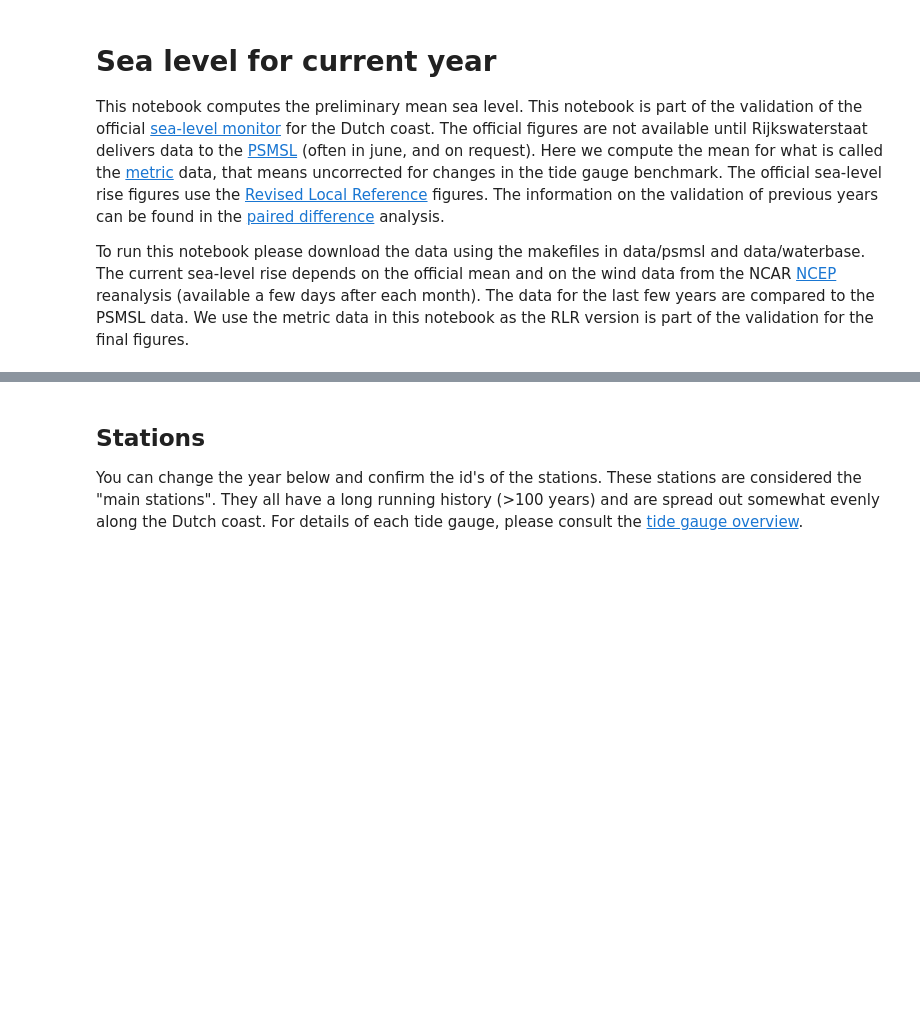
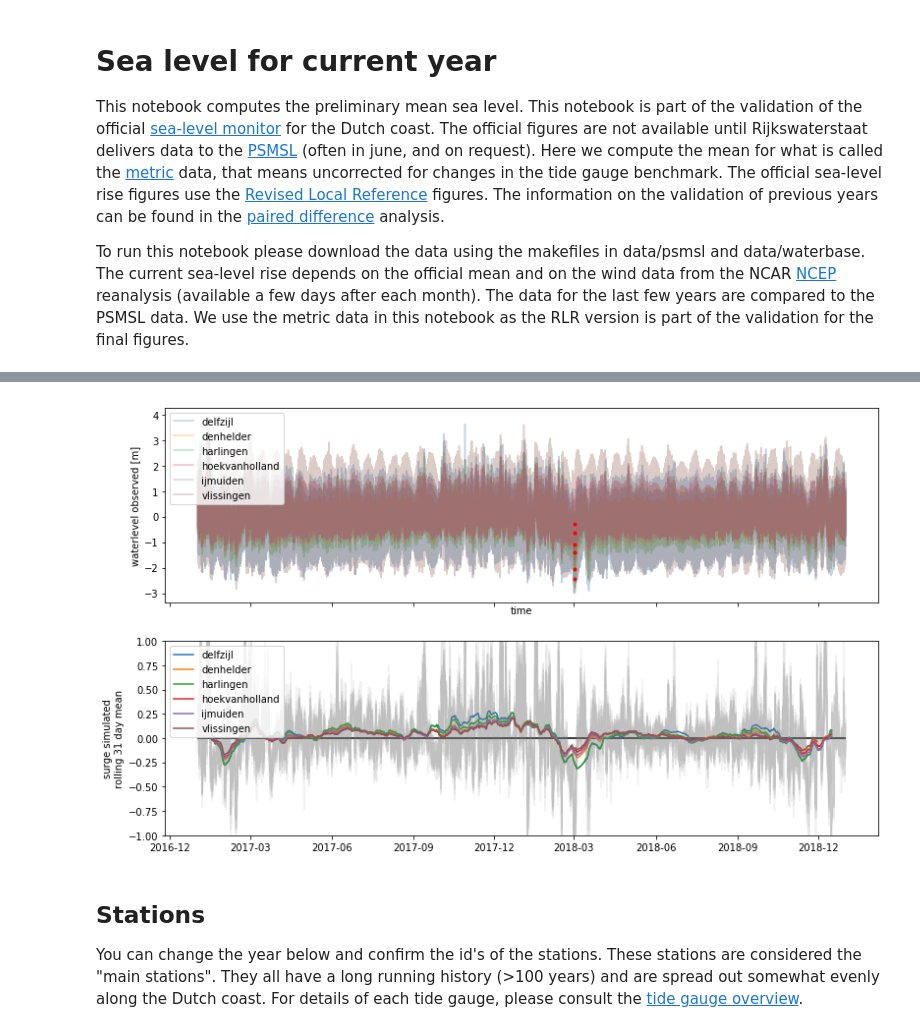
Before and after one commit to openearth/sealevel, a Jupyter notebook: notebooks/validation/current year validation.ipynb, the cells around one changed output, grey strips where cells are left out. Cells and saved outputs as stored; diff of their text form; code cells hidden in the pictures; blank space fills up the shorter version.

```diff
--- a/notebooks/validation/current year validation.ipynb
+++ b/notebooks/validation/current year validation.ipynb
@@ -84,3 +342,33 @@ storm_surge_reports = [
+# %%
+# this figure shows the time varying surge component
+# this can be used to look at origins (often storms) of the changes
+fig, axes = plt.subplots(nrows=2, figsize=(13, 8), sharex=True)
+
+for station, df in observed_df.groupby('station'):
+    axes[0].plot(df['t'], df['h'], alpha=0.3, label=station)
+
+mean_surge_df = surge_df.set_index('t').resample('D').mean()
+
+surge_grouped = surge_df.groupby('station')
+for station, df in surge_grouped:
+    axes[1].plot(df['t'], df['h'], alpha=0.1, color='grey', label='')
+    axes[1].plot(df['t'], df['h'].rolling(4500, center=True).mean(), label=station)
+
+axes[1].set_ylim(-1, 1)
+axes[1].hlines(0, t[0], t[-1])
+
+
+# axes[0].plot()
+# ax.set_xlim(datetime.datetime(2018, 11, 15), datetime.datetime(2019, 1, 1))
+idx = surge_df.h.idxmin()
+axes[0].plot([observed_df['t'].loc[idx]], [observed_df['h'].loc[idx]], 'r.')
+axes[0].set_ylabel('waterlevel observed [m]')
+axes[1].set_ylabel('surge simulated\nrolling 31 day mean')
+axes[0].set_xlabel('time')
+axes[0].legend()
+_ = axes[1].legend(loc='upper left')
+# %% [output]
+[figure, added]
 # %% [markdown]
 ## Stations
 You can change the year below and confirm the id's of the stations. These stations are considered the "main stations". They all have a long running history (>100 years) and are spread out somewhat evenly along the Dutch coast. For details of each tide gauge, please consult the [tide gauge overview](https://nbviewer.ipython.org/github/openearth/sealevel/blob/master/notebooks/dutch-tide-gauges.ipynb).
```
Also changed, not shown: parts of 29 cells of this notebook.
